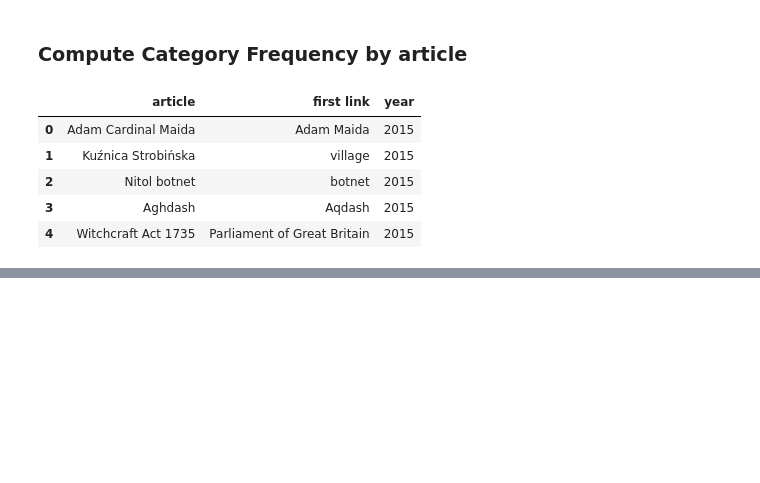
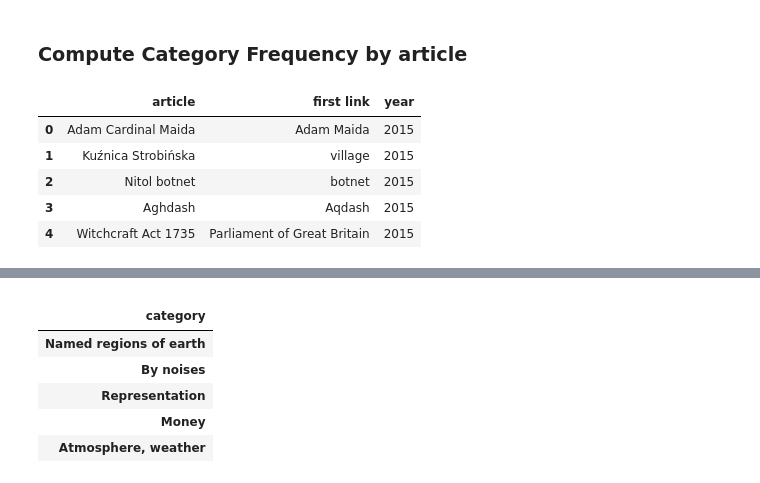
Before and after one commit to marksibrahim/historical_wikipedia, a Jupyter notebook: src/sample_category_articles_by_decade.ipynb, the cells around one changed output, grey strips where cells are left out. Cells and saved outputs as stored; diff of their text form; code cells hidden in the pictures; blank space fills up the shorter version.

```diff
--- a/src/sample_category_articles_by_decade.ipynb
+++ b/src/sample_category_articles_by_decade.ipynb
@@ -134,0 +208,10 @@ fln_df.head()
+# %%
+categories_df.head()
+# %% [output]
+|  |
+| category |
+| Named regions of earth |
+| By noises |
+| Representation |
+| Money |
+| Atmosphere, weather |
```
Also changed, not shown: parts of 16 cells of this notebook.
